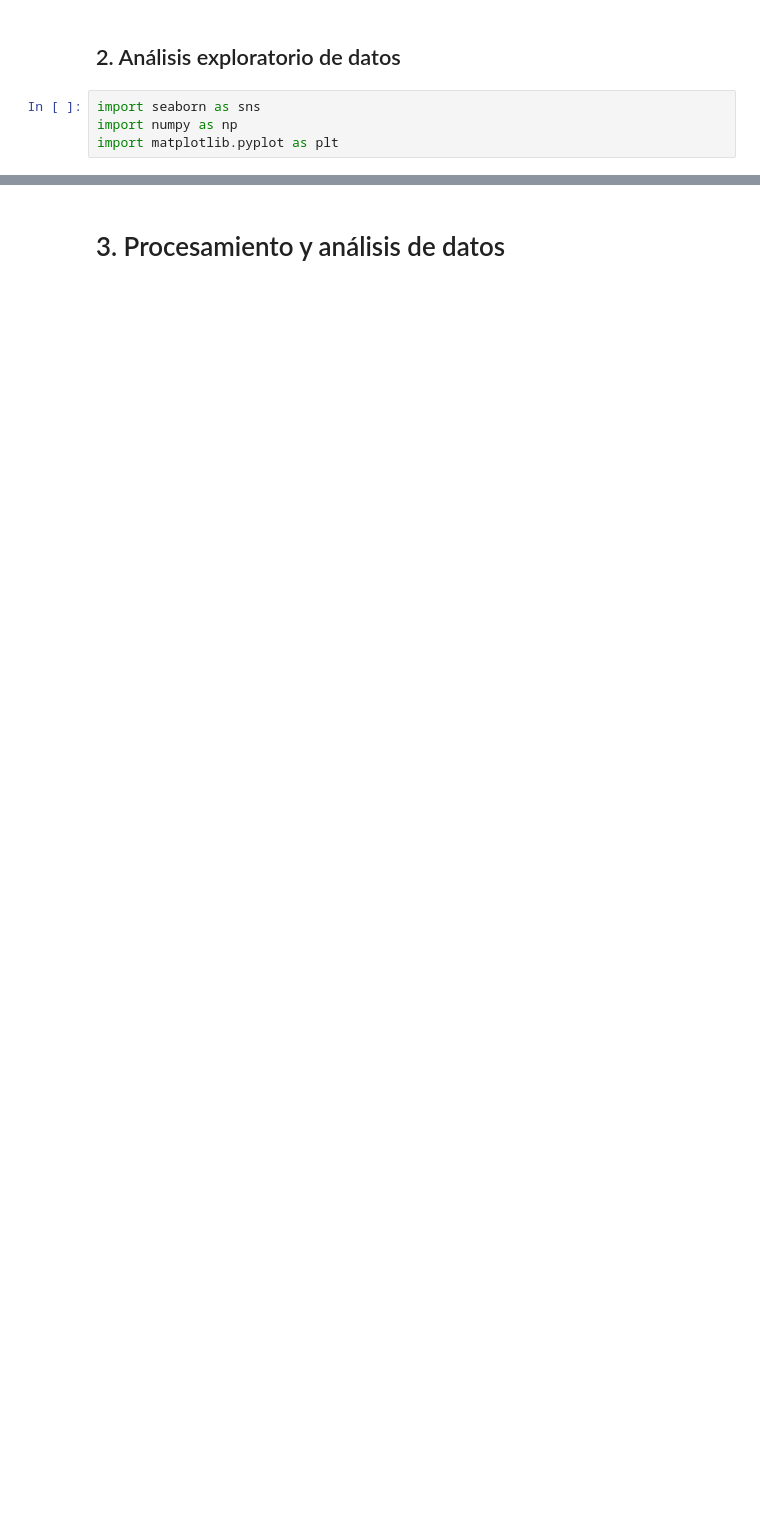
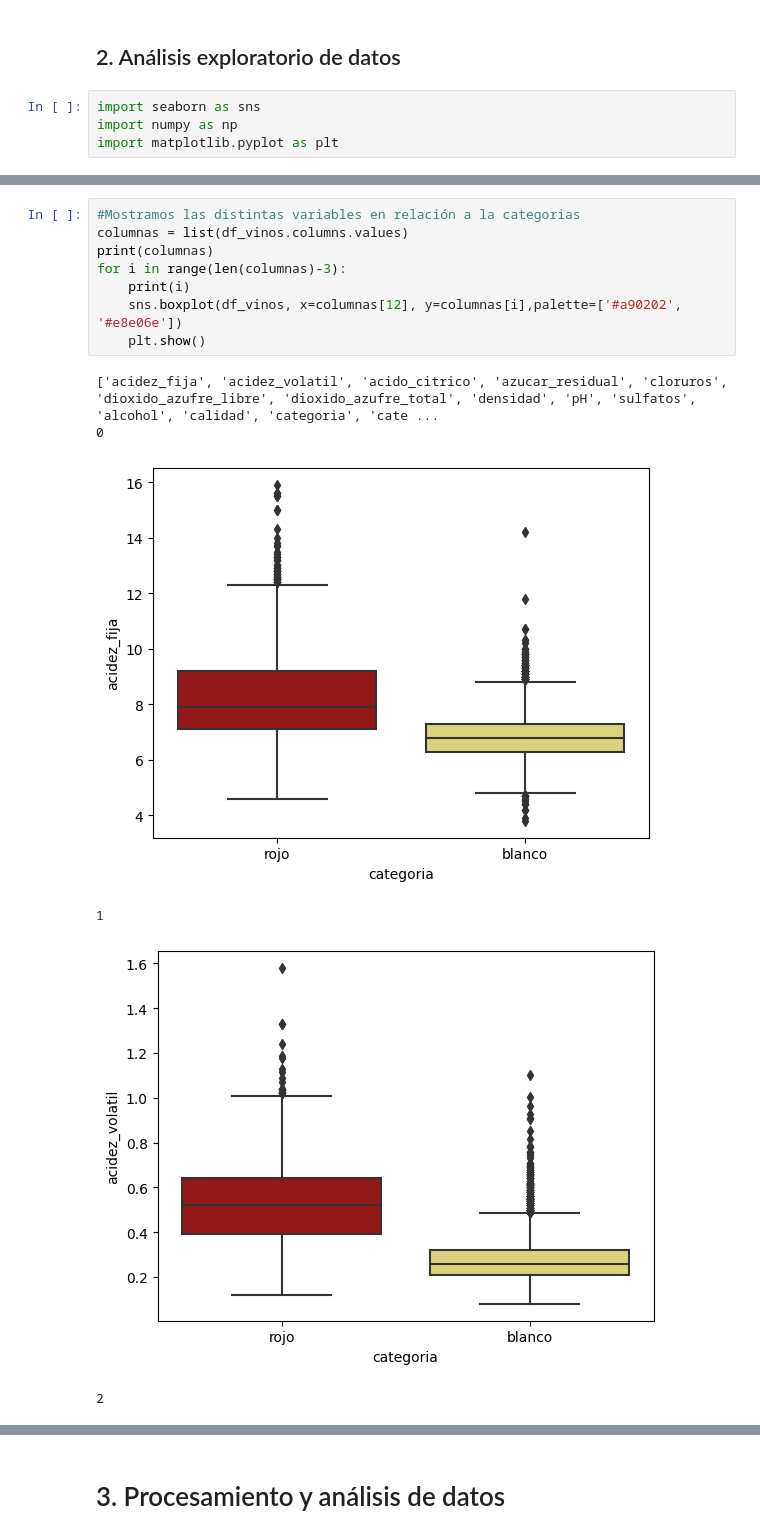
Before and after one commit to MartinO32/procesamiento_de_datos_G11_ISPC, a Jupyter notebook: Proyecto_Final.ipynb, the cells around one changed output, grey strips where cells are left out. Drawn from its saved outputs; the diff is of its cells as text; blank space fills up the shorter version.

```diff
--- a/Proyecto_Final.ipynb
+++ b/Proyecto_Final.ipynb
@@ -132,0 +272,15 @@ plt.show()
+# %%
+#Mostramos las distintas variables en relación a la categorias
+columnas = list(df_vinos.columns.values)
+print(columnas)
+for i in range(len(columnas)-3):
+    print(i)
+    sns.boxplot(df_vinos, x=columnas[12], y=columnas[i],palette=['#a90202', '#e8e06e'])
+    plt.show()
+# %% [output]
+['acidez_fija', 'acidez_volatil', 'acido_citrico', 'azucar_residual', 'cloruros', 'dioxido_azufre_libre', 'dioxido_azufre_total', 'densidad', 'pH', 'sulfatos', 'alcohol', 'calidad', 'categoria', 'cate ...
+0
+[figure, added]
+1
+[figure, added]
+2
```
Also changed, not shown: parts of 40 cells of this notebook, 2 other files.
